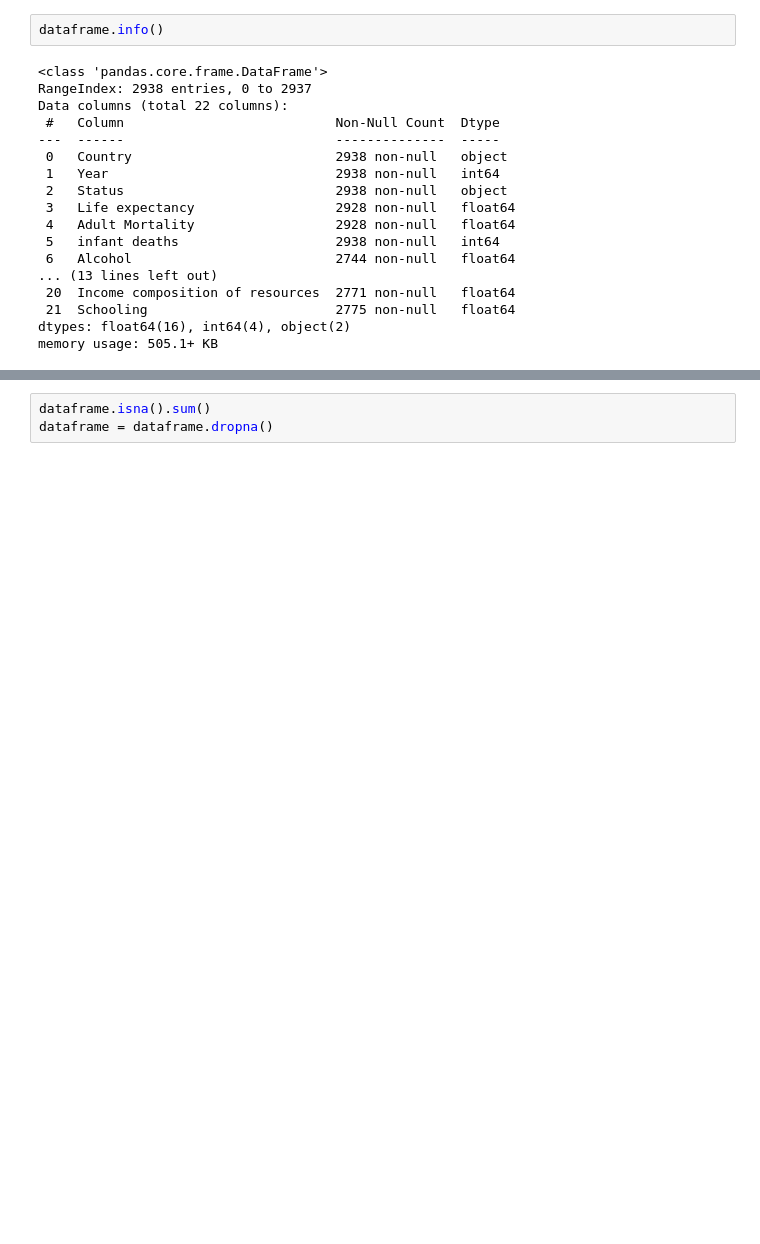
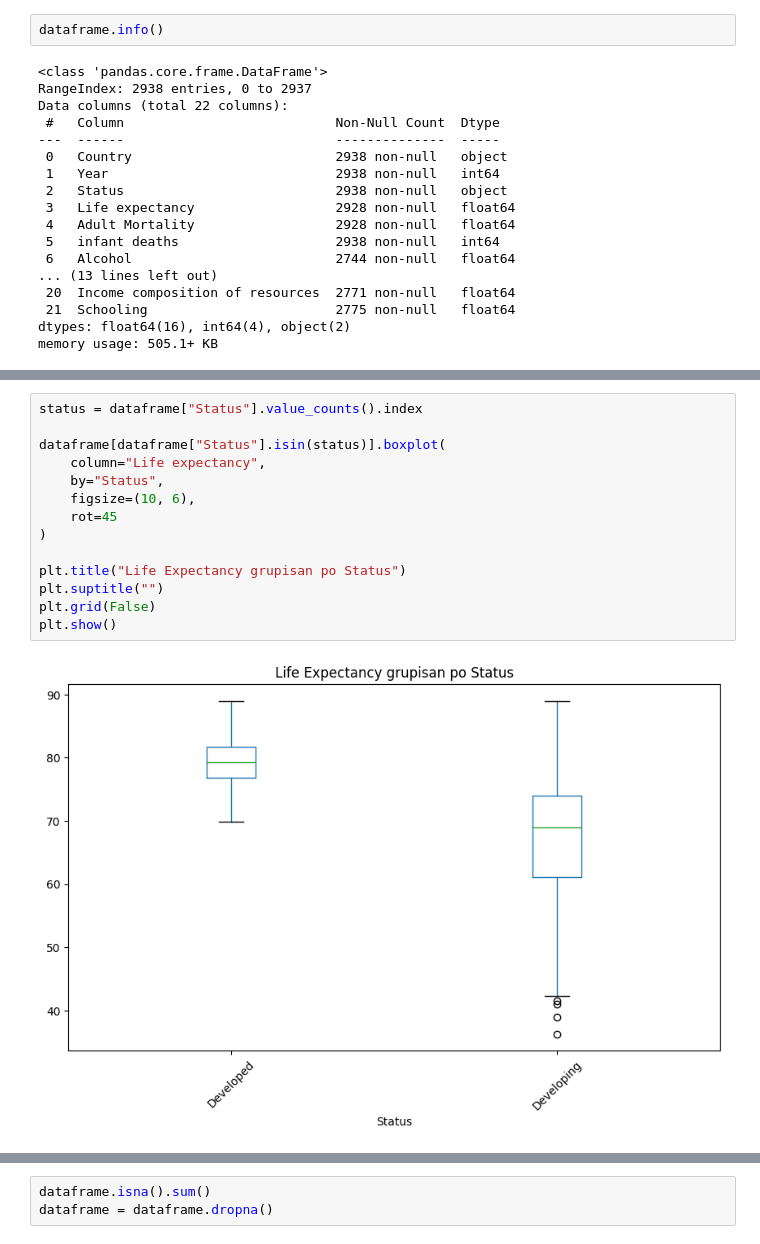
Before and after one commit to LukaMladicevic/UNP-LifeExpectancy, a Jupyter notebook: life_expectancy.ipynb, the cells around one changed output, grey strips where cells are left out. Cells and saved outputs as stored; diff of their text form; blank space fills up the shorter version.

```diff
--- a/life_expectancy.ipynb
+++ b/life_expectancy.ipynb
@@ -41,0 +142,16 @@ memory usage: 505.1+ KB
+# %%
+status = dataframe["Status"].value_counts().index
+
+dataframe[dataframe["Status"].isin(status)].boxplot(
+    column="Life expectancy",
+    by="Status",
+    figsize=(10, 6),
+    rot=45
+)
+
+plt.title("Life Expectancy grupisan po Status")
+plt.suptitle("")
+plt.grid(False)
+plt.show()
+# %% [output]
+[figure, added]
```
Also changed, not shown: parts of 79 cells of this notebook, 1 other file.
